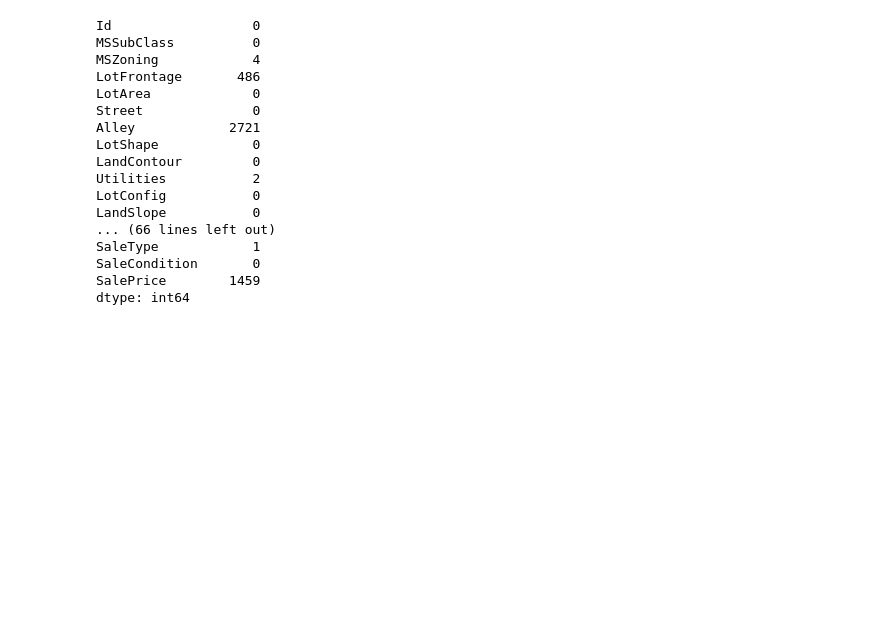
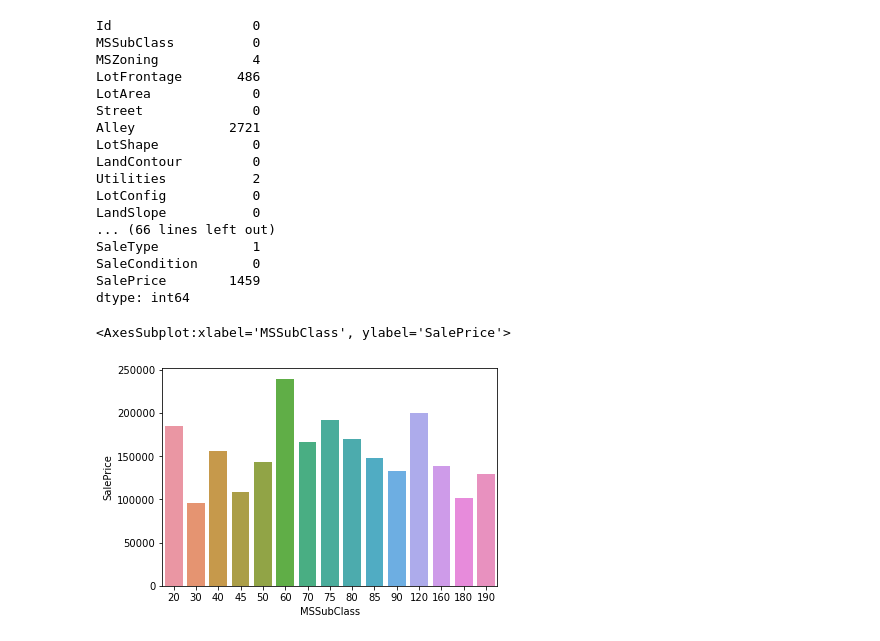
Before and after one commit to CS521-Burstein/final-project-tianyusky, a Jupyter notebook: Analysis.ipynb, the cells around one changed output. Cells and saved outputs as stored; diff of their text form; code cells hidden in the pictures; blank space fills up the shorter version.

```diff
--- a/Analysis.ipynb
+++ b/Analysis.ipynb
@@ -59,3 +63,10 @@ SaleType            1
 SaleCondition       0
 SalePrice        1459
 dtype: int64
+# %%
+df = df.dropna(subset=['SalePrice'])
+# %%
+sns.barplot(x = "MSSubClass", y = "SalePrice", ci = None, data = df)
+# %% [output]
+<AxesSubplot:xlabel='MSSubClass', ylabel='SalePrice'>
+[figure, added]
```
Also changed, not shown: parts of 27 cells of this notebook.
